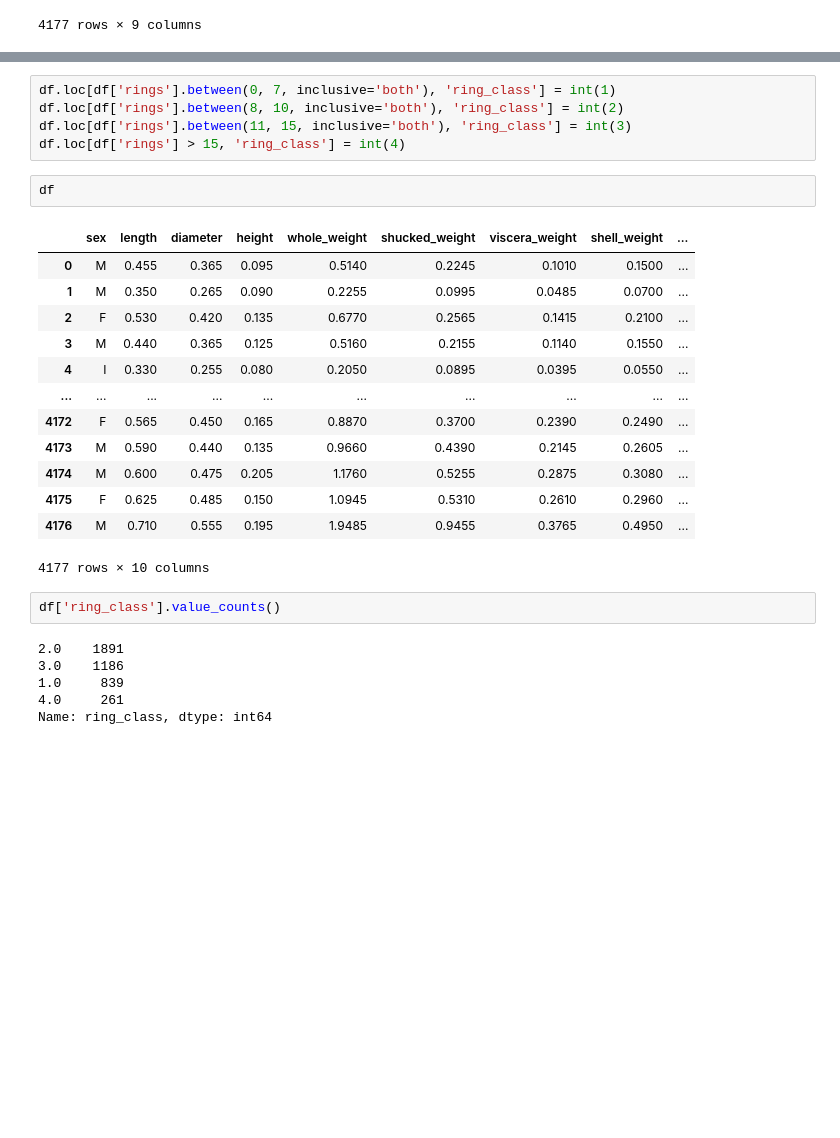
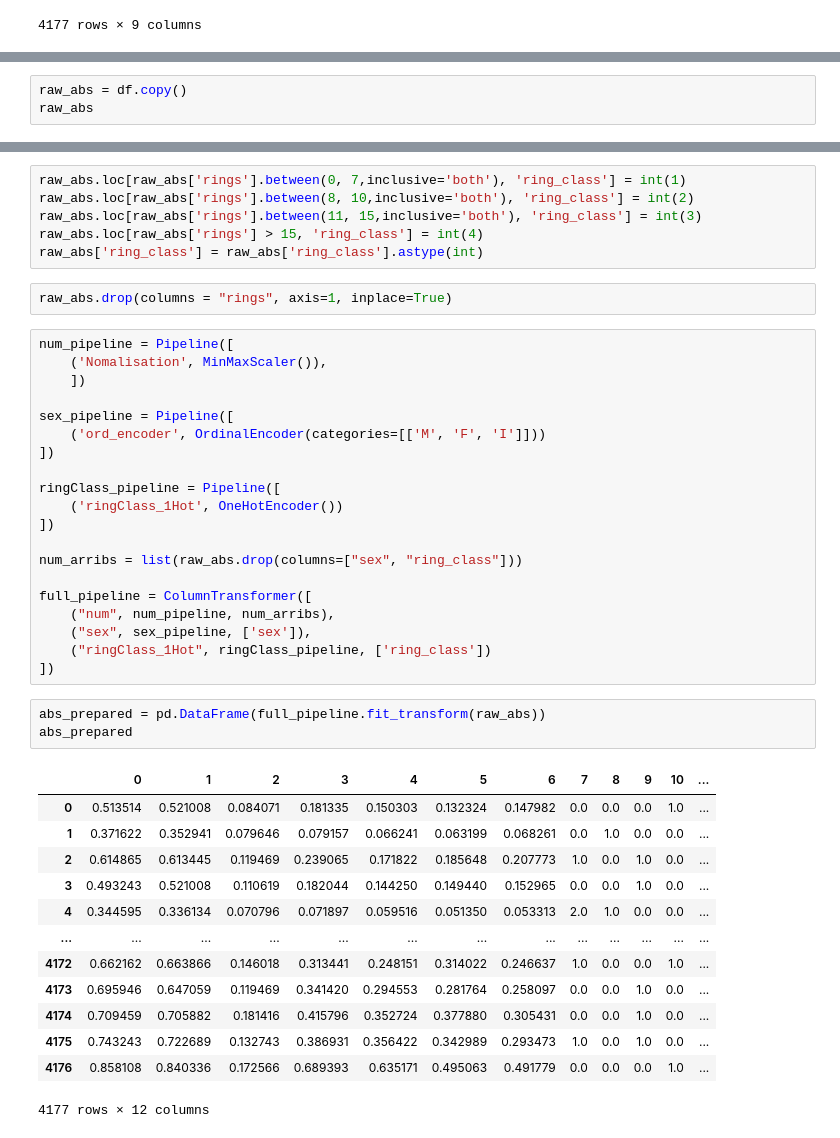
Before and after one commit to dominicshore/multi_class_clf, a Jupyter notebook: assignment_3/Assignment_3_Dominic_Shore.ipynb, the cells around one changed output, grey strips where cells are left out. Saved outputs shown, nothing was run; the diff lists cells and outputs as text; blank space fills up the shorter version.

```diff
--- a/assignment_3/Assignment_3_Dominic_Shore.ipynb
+++ b/assignment_3/Assignment_3_Dominic_Shore.ipynb
@@ -50,0 +35,3 @@ NameError: name 'pd_df' is not defined
+# %%
+raw_abs = df.copy()
+raw_abs
@@ -51,29 +52,45 @@ NameError: name 'pd_df' is not defined
 # %%
-df.loc[df['rings'].between(0, 7, inclusive='both'), 'ring_class'] = int(1)
-df.loc[df['rings'].between(8, 10, inclusive='both'), 'ring_class'] = int(2)
-df.loc[df['rings'].between(11, 15, inclusive='both'), 'ring_class'] = int(3)
-df.loc[df['rings'] > 15, 'ring_class'] = int(4)
+raw_abs.loc[raw_abs['rings'].between(0, 7,inclusive='both'), 'ring_class'] = int(1)
+raw_abs.loc[raw_abs['rings'].between(8, 10,inclusive='both'), 'ring_class'] = int(2)
+raw_abs.loc[raw_abs['rings'].between(11, 15,inclusive='both'), 'ring_class'] = int(3)
+raw_abs.loc[raw_abs['rings'] > 15, 'ring_class'] = int(4)
+raw_abs['ring_class'] = raw_abs['ring_class'].astype(int)
-# %%
-df
-# %% [output]
-|  | sex | length | diameter | height | whole_weight | shucked_weight | viscera_weight | shell_weight | ... |
-| 0 | M | 0.455 | 0.365 | 0.095 | 0.5140 | 0.2245 | 0.1010 | 0.1500 | ... |
-| 1 | M | 0.350 | 0.265 | 0.090 | 0.2255 | 0.0995 | 0.0485 | 0.0700 | ... |
-| 2 | F | 0.530 | 0.420 | 0.135 | 0.6770 | 0.2565 | 0.1415 | 0.2100 | ... |
-| 3 | M | 0.440 | 0.365 | 0.125 | 0.5160 | 0.2155 | 0.1140 | 0.1550 | ... |
-| 4 | I | 0.330 | 0.255 | 0.080 | 0.2050 | 0.0895 | 0.0395 | 0.0550 | ... |
-| ... | ... | ... | ... | ... | ... | ... | ... | ... | ... |
-| 4172 | F | 0.565 | 0.450 | 0.165 | 0.8870 | 0.3700 | 0.2390 | 0.2490 | ... |
-| 4173 | M | 0.590 | 0.440 | 0.135 | 0.9660 | 0.4390 | 0.2145 | 0.2605 | ... |
-| 4174 | M | 0.600 | 0.475 | 0.205 | 1.1760 | 0.5255 | 0.2875 | 0.3080 | ... |
-| 4175 | F | 0.625 | 0.485 | 0.150 | 1.0945 | 0.5310 | 0.2610 | 0.2960 | ... |
-| 4176 | M | 0.710 | 0.555 | 0.195 | 1.9485 | 0.9455 | 0.3765 | 0.4950 | ... |
-4177 rows × 10 columns
-# %%
-df['ring_class'].value_counts()
-# %% [output]
-2.0    1891
-3.0    1186
-1.0     839
-4.0     261
-Name: ring_class, dtype: int64
+# %%
+raw_abs.drop(columns = "rings", axis=1, inplace=True)
+# %%
+num_pipeline = Pipeline([
+    ('Nomalisation', MinMaxScaler()),
+    ])
+
+sex_pipeline = Pipeline([
+    ('ord_encoder', OrdinalEncoder(categories=[['M', 'F', 'I']]))
+])
+
+ringClass_pipeline = Pipeline([
+    ('ringClass_1Hot', OneHotEncoder())
+])
+
+num_arribs = list(raw_abs.drop(columns=["sex", "ring_class"]))
+
+full_pipeline = ColumnTransformer([
+    ("num", num_pipeline, num_arribs),
+    ("sex", sex_pipeline, ['sex']),
+    ("ringClass_1Hot", ringClass_pipeline, ['ring_class'])
+])
+# %%
+abs_prepared = pd.DataFrame(full_pipeline.fit_transform(raw_abs))
+abs_prepared
+# %% [output]
+|  | 0 | 1 | 2 | 3 | 4 | 5 | 6 | 7 | 8 | 9 | 10 | ... |
+| 0 | 0.513514 | 0.521008 | 0.084071 | 0.181335 | 0.150303 | 0.132324 | 0.147982 | 0.0 | 0.0 | 0.0 | 1.0 | ... |
+| 1 | 0.371622 | 0.352941 | 0.079646 | 0.079157 | 0.066241 | 0.063199 | 0.068261 | 0.0 | 1.0 | 0.0 | 0.0 | ... |
+| 2 | 0.614865 | 0.613445 | 0.119469 | 0.239065 | 0.171822 | 0.185648 | 0.207773 | 1.0 | 0.0 | 1.0 | 0.0 | ... |
+| 3 | 0.493243 | 0.521008 | 0.110619 | 0.182044 | 0.144250 | 0.149440 | 0.152965 | 0.0 | 0.0 | 1.0 | 0.0 | ... |
+| 4 | 0.344595 | 0.336134 | 0.070796 | 0.071897 | 0.059516 | 0.051350 | 0.053313 | 2.0 | 1.0 | 0.0 | 0.0 | ... |
+| ... | ... | ... | ... | ... | ... | ... | ... | ... | ... | ... | ... | ... |
+| 4172 | 0.662162 | 0.663866 | 0.146018 | 0.313441 | 0.248151 | 0.314022 | 0.246637 | 1.0 | 0.0 | 0.0 | 1.0 | ... |
+| 4173 | 0.695946 | 0.647059 | 0.119469 | 0.341420 | 0.294553 | 0.281764 | 0.258097 | 0.0 | 0.0 | 1.0 | 0.0 | ... |
+| 4174 | 0.709459 | 0.705882 | 0.181416 | 0.415796 | 0.352724 | 0.377880 | 0.305431 | 0.0 | 0.0 | 1.0 | 0.0 | ... |
+| 4175 | 0.743243 | 0.722689 | 0.132743 | 0.386931 | 0.356422 | 0.342989 | 0.293473 | 1.0 | 0.0 | 1.0 | 0.0 | ... |
+| 4176 | 0.858108 | 0.840336 | 0.172566 | 0.689393 | 0.635171 | 0.495063 | 0.491779 | 0.0 | 0.0 | 0.0 | 1.0 | ... |
+4177 rows × 12 columns
```
Also changed, not shown: parts of 11 cells of this notebook.
